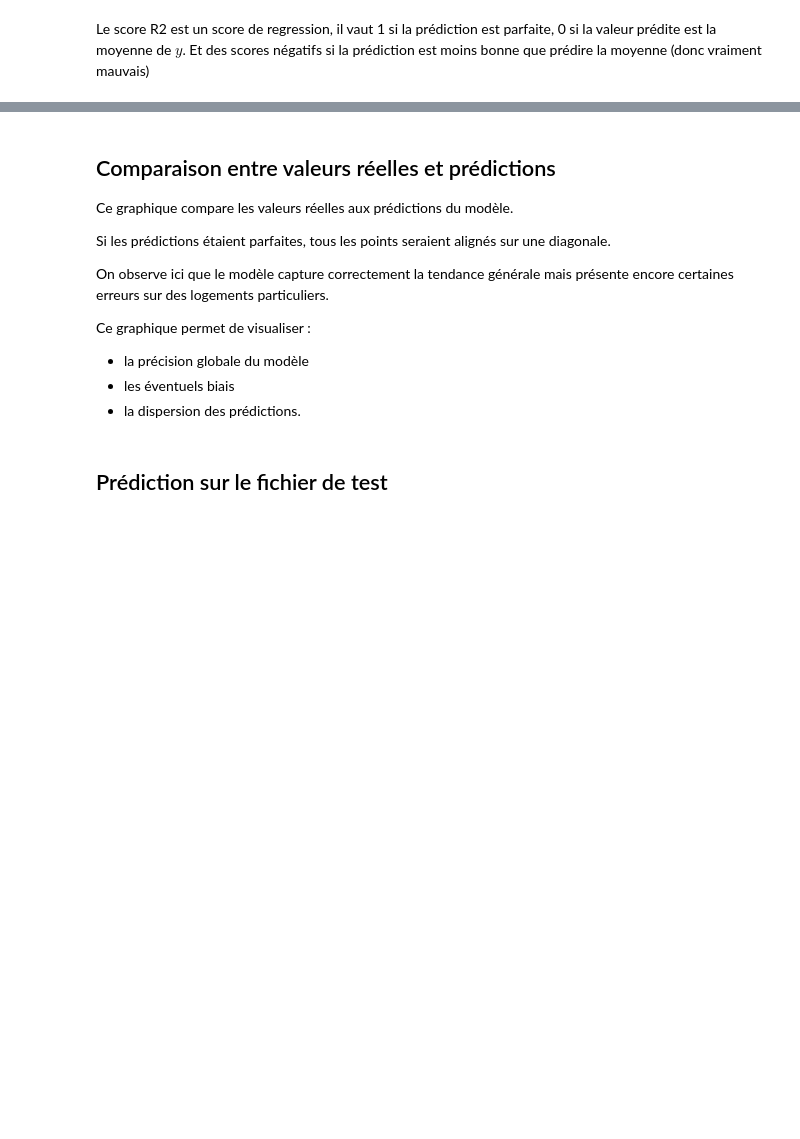
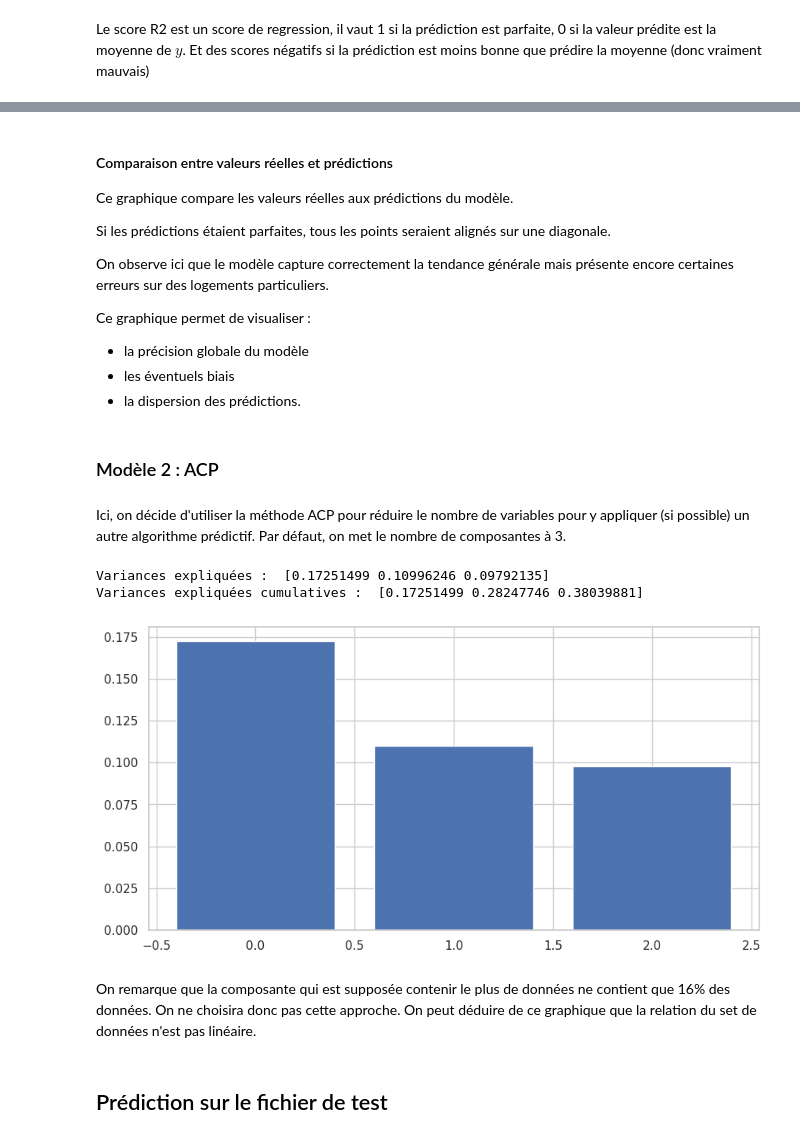
Before and after one commit to Amy-RZ5/Airbnb, a Jupyter notebook: example.ipynb, the cells around one changed output, grey strips where cells are left out. Cells and saved outputs as stored; diff of their text form; code cells hidden in the pictures; blank space fills up the shorter version.

```diff
--- a/example.ipynb
+++ b/example.ipynb
@@ -355,9 +443,9 @@ class FeatureSelection():
             "host_has_profile_pic", "host_identity_verified",
 
             # Avis
-            "number_of_reviews", "review_scores_rating",
+            "number_of_reviews", "review_scores_rating"
 
-            "host_since_days", "first_review_days", "last_review_days", "host_response_rate",
+            "host_since_days", "first_review_days", "last_review_days", "host_response_rate"
         ]
 
         # on garde que les colonnes qui existent réellement
@@ -377,3 +465,5 @@ feature_selector = FeatureSelection()
 
 airbnb_train = feature_selector.transform(airbnb)
 airbnb_train.head()
+len(airbnb_train)
+airbnb_train.shape[1]
@@ -387,7 +484,7 @@ from sklearn.model_selection import train_test_split
 features_transformer = CustomTransformation()
 feature_selector = FeatureSelection()
 
-airbnb = pd.read_csv("airbnb_train.csv")
+airbnb = pd.read_csv("data/airbnb_train.csv")
 
 airbnb_train = features_transformer.fit_transform(airbnb)
 airbnb_train = feature_selector.transform(airbnb_train)
@@ -403,7 +502,7 @@ Le score R2 est un score de regression, il vaut 1 si la prédiction est parfaite
 from sklearn.svm import LinearSVR
 from sklearn.metrics import r2_score
 
-model = LinearSVR()
+model = LinearSVR(max_iter=len(airbnb_train))
 
 model.fit(X_train, y_train)
 
@@ -440,5 +546,5 @@ plt.show()
 # %% [markdown]
-## Comparaison entre valeurs réelles et prédictions
+#### Comparaison entre valeurs réelles et prédictions
 
 Ce graphique compare les valeurs réelles aux prédictions du modèle.
 
@@ -450,6 +556,41 @@ Ce graphique permet de visualiser :
 - la précision globale du modèle
 - les éventuels biais
 - la dispersion des prédictions.
+# %% [markdown]
+### Modèle 2 : ACP
+# %% [markdown]
+Ici, on décide d'utiliser la méthode ACP pour réduire le nombre de variables pour y appliquer (si possible) un autre algorithme prédictif. Par défaut, on met le nombre de composantes à 3.
+# %%
+from sklearn.decomposition import PCA
+from sklearn.preprocessing import StandardScaler
+
+# standardiser les données
+scaler = StandardScaler()
+X_scaled_train = scaler.fit_transform(X_train)
+X_scaled_test = scaler.fit_transform(X_test)
+
+# créer le model de la PCA
+pca = PCA(n_components=3)
+
+y_pred_train = pca.fit_transform(X_scaled_train)
+y_pred_test = pca.fit_transform(X_scaled_test)
+# %%
+variances_expliquees = np.array(pca.explained_variance_ratio_)
+
+print("Variances expliquées : ", variances_expliquees)
+print("Variances expliquées cumulatives : ",
+      np.cumsum(pca.explained_variance_ratio_))
+
+plt.bar(range(len(variances_expliquees)), variances_expliquees)
+
+plt.show()
+# %% [output]
+Variances expliquées :  [0.17251499 0.10996246 0.09792135]
+Variances expliquées cumulatives :  [0.17251499 0.28247746 0.38039881]
+[figure, added]
+# %% [markdown]
+On remarque que la composante qui est supposée contenir le plus de données ne contient que 16% des données. On ne choisira donc pas cette approche.
+On peut déduire de ce graphique que la relation du set de données n'est pas linéaire.
 # %% [markdown]
 ## Prédiction sur le fichier de test
 # %%
```
Also changed, not shown: parts of 28 cells of this notebook.
